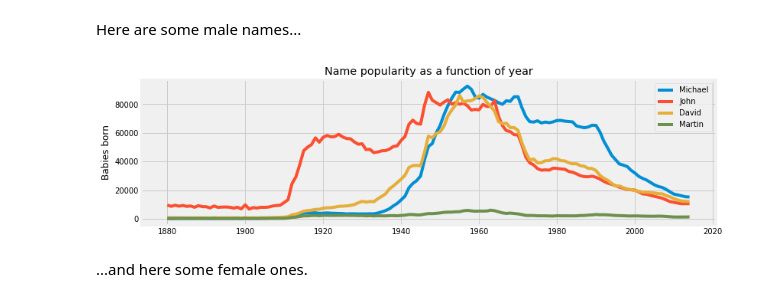
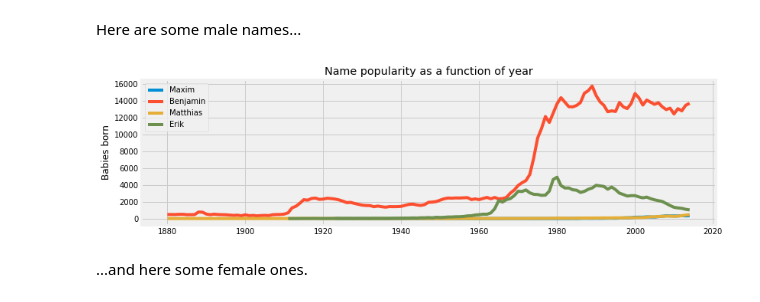
Before and after one commit to mstykow/babies, a Jupyter notebook: Baby Names.ipynb, the cells around one changed output. Drawn from its saved outputs; the diff is of its cells as text; code cells hidden in the pictures.

```diff
--- a/Baby Names.ipynb
+++ b/Baby Names.ipynb
@@ -87,17 +87,17 @@ Here are some male names...
 # %%
 pp.figure(figsize = (12, 3.5))
 
-names = ['Michael', 'John', 'David', 'Martin']
+names = ['Maxim', 'Benjamin', 'Matthias', 'Erik']
 
 for name in names:
     plotname('M', name)
 
 pp.legend(names)
 pp.title('Name popularity as a function of year')
 pp.ylabel('Babies born')
 pp.show()
 # %% [output]
-[figure, old version]
+[figure, new version]
 # %% [markdown]
 ...and here some female ones.
 # %%
```
Also changed, not shown: parts of 2 cells of this notebook.
